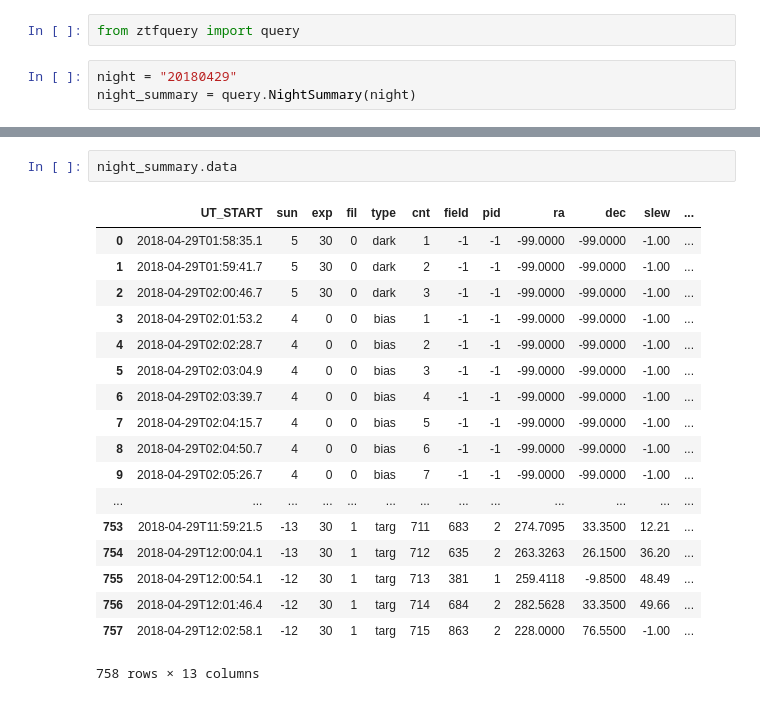
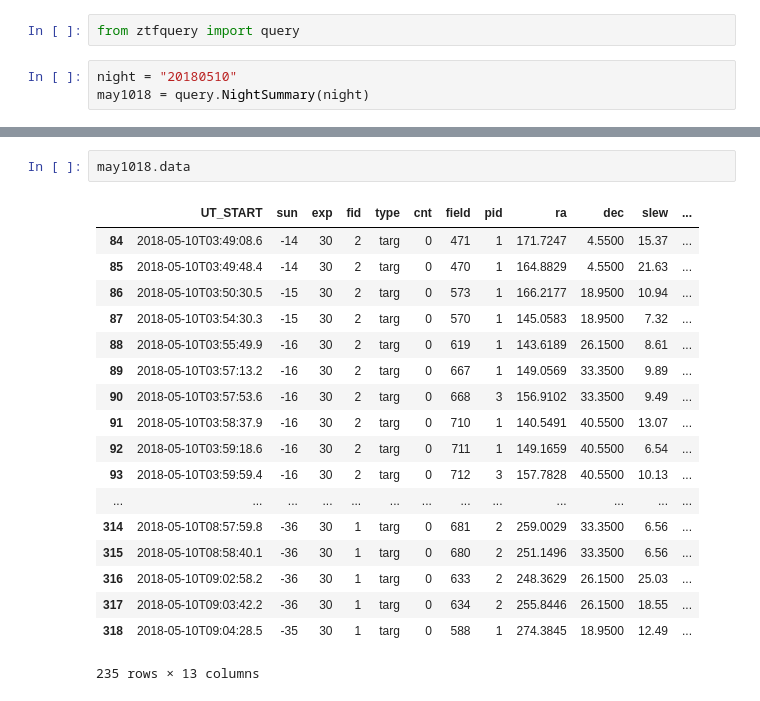
Before and after one commit to MickaelRigault/ztfquery, a Jupyter notebook: notebooks/NightObservation.ipynb, the cells around one changed output, grey strips where cells are left out. Cells and saved outputs as stored; diff of their text form.

```diff
--- a/notebooks/NightObservation.ipynb
+++ b/notebooks/NightObservation.ipynb
@@ -1,6 +3,6 @@
 # %%
 from ztfquery import query
 # %%
-night = "20180429"
-night_summary = query.NightSummary(night)
+night = "20180510"
+may1018 = query.NightSummary(night)
 # %%
@@ -47,21 +44,21 @@ array([ 364,  416,  417,  467,  414,  619,  661,  746,  837,  857,  838,
 # %%
-night_summary.data
+may1018.data
 # %% [output]
-|  | UT_START | sun | exp | fil | type | cnt | field | pid | ra | dec | slew | ... |
-| 0 | 2018-04-29T01:58:35.1 | 5 | 30 | 0 | dark | 1 | -1 | -1 | -99.0000 | -99.0000 | -1.00 | ... |
-| 1 | 2018-04-29T01:59:41.7 | 5 | 30 | 0 | dark | 2 | -1 | -1 | -99.0000 | -99.0000 | -1.00 | ... |
-| 2 | 2018-04-29T02:00:46.7 | 5 | 30 | 0 | dark | 3 | -1 | -1 | -99.0000 | -99.0000 | -1.00 | ... |
-| 3 | 2018-04-29T02:01:53.2 | 4 | 0 | 0 | bias | 1 | -1 | -1 | -99.0000 | -99.0000 | -1.00 | ... |
-| 4 | 2018-04-29T02:02:28.7 | 4 | 0 | 0 | bias | 2 | -1 | -1 | -99.0000 | -99.0000 | -1.00 | ... |
-| 5 | 2018-04-29T02:03:04.9 | 4 | 0 | 0 | bias | 3 | -1 | -1 | -99.0000 | -99.0000 | -1.00 | ... |
-| 6 | 2018-04-29T02:03:39.7 | 4 | 0 | 0 | bias | 4 | -1 | -1 | -99.0000 | -99.0000 | -1.00 | ... |
-| 7 | 2018-04-29T02:04:15.7 | 4 | 0 | 0 | bias | 5 | -1 | -1 | -99.0000 | -99.0000 | -1.00 | ... |
-| 8 | 2018-04-29T02:04:50.7 | 4 | 0 | 0 | bias | 6 | -1 | -1 | -99.0000 | -99.0000 | -1.00 | ... |
-| 9 | 2018-04-29T02:05:26.7 | 4 | 0 | 0 | bias | 7 | -1 | -1 | -99.0000 | -99.0000 | -1.00 | ... |
+|  | UT_START | sun | exp | fid | type | cnt | field | pid | ra | dec | slew | ... |
+| 84 | 2018-05-10T03:49:08.6 | -14 | 30 | 2 | targ | 0 | 471 | 1 | 171.7247 | 4.5500 | 15.37 | ... |
+| 85 | 2018-05-10T03:49:48.4 | -14 | 30 | 2 | targ | 0 | 470 | 1 | 164.8829 | 4.5500 | 21.63 | ... |
+| 86 | 2018-05-10T03:50:30.5 | -15 | 30 | 2 | targ | 0 | 573 | 1 | 166.2177 | 18.9500 | 10.94 | ... |
+| 87 | 2018-05-10T03:54:30.3 | -15 | 30 | 2 | targ | 0 | 570 | 1 | 145.0583 | 18.9500 | 7.32 | ... |
+| 88 | 2018-05-10T03:55:49.9 | -16 | 30 | 2 | targ | 0 | 619 | 1 | 143.6189 | 26.1500 | 8.61 | ... |
+| 89 | 2018-05-10T03:57:13.2 | -16 | 30 | 2 | targ | 0 | 667 | 1 | 149.0569 | 33.3500 | 9.89 | ... |
+| 90 | 2018-05-10T03:57:53.6 | -16 | 30 | 2 | targ | 0 | 668 | 3 | 156.9102 | 33.3500 | 9.49 | ... |
+| 91 | 2018-05-10T03:58:37.9 | -16 | 30 | 2 | targ | 0 | 710 | 1 | 140.5491 | 40.5500 | 13.07 | ... |
+| 92 | 2018-05-10T03:59:18.6 | -16 | 30 | 2 | targ | 0 | 711 | 1 | 149.1659 | 40.5500 | 6.54 | ... |
+| 93 | 2018-05-10T03:59:59.4 | -16 | 30 | 2 | targ | 0 | 712 | 3 | 157.7828 | 40.5500 | 10.13 | ... |
 | ... | ... | ... | ... | ... | ... | ... | ... | ... | ... | ... | ... | ... |
-| 753 | 2018-04-29T11:59:21.5 | -13 | 30 | 1 | targ | 711 | 683 | 2 | 274.7095 | 33.3500 | 12.21 | ... |
-| 754 | 2018-04-29T12:00:04.1 | -13 | 30 | 1 | targ | 712 | 635 | 2 | 263.3263 | 26.1500 | 36.20 | ... |
-| 755 | 2018-04-29T12:00:54.1 | -12 | 30 | 1 | targ | 713 | 381 | 1 | 259.4118 | -9.8500 | 48.49 | ... |
-| 756 | 2018-04-29T12:01:46.4 | -12 | 30 | 1 | targ | 714 | 684 | 2 | 282.5628 | 33.3500 | 49.66 | ... |
-| 757 | 2018-04-29T12:02:58.1 | -12 | 30 | 1 | targ | 715 | 863 | 2 | 228.0000 | 76.5500 | -1.00 | ... |
+| 314 | 2018-05-10T08:57:59.8 | -36 | 30 | 1 | targ | 0 | 681 | 2 | 259.0029 | 33.3500 | 6.56 | ... |
+| 315 | 2018-05-10T08:58:40.1 | -36 | 30 | 1 | targ | 0 | 680 | 2 | 251.1496 | 33.3500 | 6.56 | ... |
+| 316 | 2018-05-10T09:02:58.2 | -36 | 30 | 1 | targ | 0 | 633 | 2 | 248.3629 | 26.1500 | 25.03 | ... |
+| 317 | 2018-05-10T09:03:42.2 | -36 | 30 | 1 | targ | 0 | 634 | 2 | 255.8446 | 26.1500 | 18.55 | ... |
+| 318 | 2018-05-10T09:04:28.5 | -35 | 30 | 1 | targ | 0 | 588 | 1 | 274.3845 | 18.9500 | 12.49 | ... |
-758 rows × 13 columns
+235 rows × 13 columns
```
Also changed, not shown: parts of 5 cells of this notebook.
